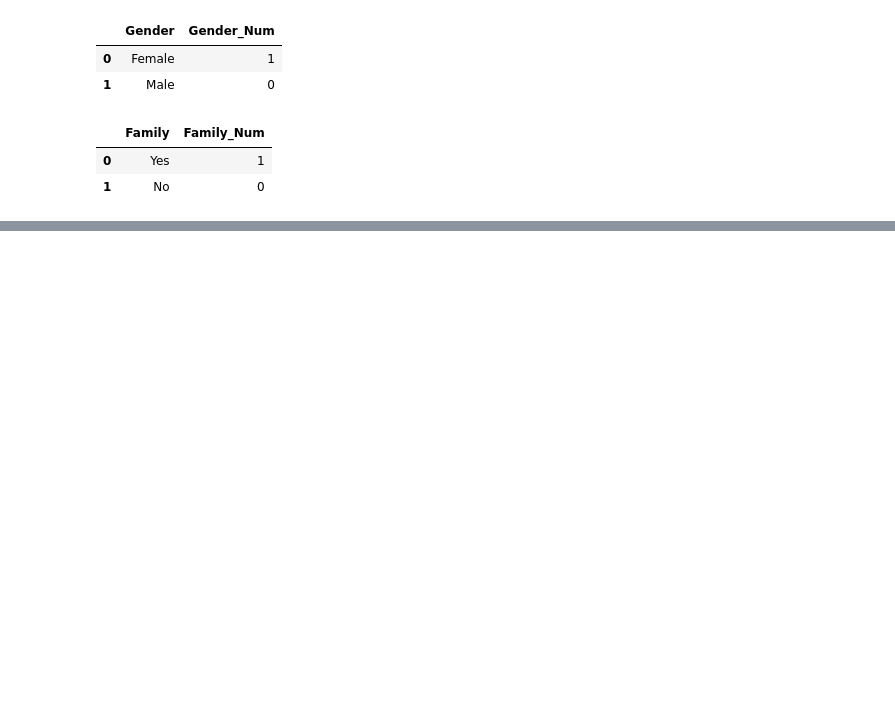
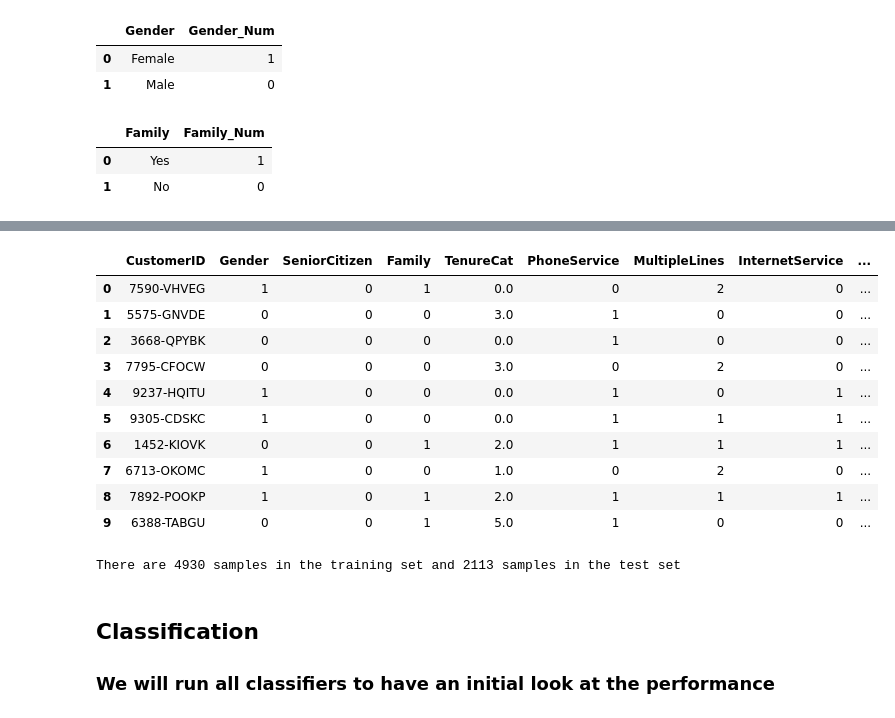
Before and after one commit to jbanerje/Data-Science-and-Machine-Learning, a Jupyter notebook: IPythonNotebook_Learning Projects/Telco Customer Churn.ipynb, the cells around one changed output, grey strips where cells are left out. Cells and saved outputs as stored; diff of their text form; code cells hidden in the pictures; blank space fills up the shorter version.

Commit message:
Data Science and Machine Learning 09.05.2018

```diff
--- a/IPythonNotebook_Learning Projects/Telco Customer Churn.ipynb
+++ b/IPythonNotebook_Learning Projects/Telco Customer Churn.ipynb
@@ -669,0 +696,22 @@ In Progress....
+# %%
+#Dropping the Categorical columns and keeping their equivalent numeric column
+columns_to_drop = ['Gender', 'Partner', 'Dependents', 'Tenure', 'PhoneService', 'MultipleLines', 'InternetService', 'OnlineSecurity', 'OnlineBackup', 'DeviceProtection', 'TechSupport', 'StreamingTV', 'StreamingMovies', 'Contract', 'PaperlessBilling', 'PaymentMethod', 'TotalCharges', 'Churn', 'Family', 'OnlineServices', 'StreamingServices']
+datset_churn = datset_churn.drop(columns_to_drop, axis=1)
+
+#Re-arranging the columns as per origial dataset
+datset_churn = datset_churn[['CustomerID', 'Gender_Num', 'SeniorCitizen', 'Family_Num', 'TenureCat', 'PhoneService_Num', 'MultipleLines_Num', 'InternetService_Num', 'OnlineServices_Num', 'DeviceProtection_Num', 'TechSupport_Num', 'StreamingServices_Num', 'Contract_Num', 'PaperlessBilling_Num', 'PaymentMethod_Num', 'MonthlyChargesCat', 'Churn_Num']]
+datset_churn = datset_churn.rename(columns={'Gender_Num' : 'Gender',
+                             'Family_Num' : 'Family',
+                             'PhoneService_Num' : 'PhoneService',
+                             'MultipleLines_Num': 'MultipleLines',
+                             'InternetService_Num' : 'InternetService',
+                             'OnlineServices_Num' : 'OnlineServices',
+                             'DeviceProtection_Num' : 'DeviceProtection',
+                             'TechSupport_Num' : 'TechSupport',
+                             'StreamingServices_Num' : 'StreamingServices',
+                             'Contract_Num' : 'Contract',
+                             'PaperlessBilling_Num' : 'PaperlessBilling',
+                             'PaymentMethod_Num' : 'PaymentMethod',
+                             'MonthlyCharges' : 'MonthlyCharges',
+                             'Churn_Num' :  'Churn' })
+datset_churn.info()
@@ -669,0 +736,26 @@ In Progress....
+# %%
+datset_churn.head(10) # Taking a quick look into the new data
+# %% [output]
+|  | CustomerID | Gender | SeniorCitizen | Family | TenureCat | PhoneService | MultipleLines | InternetService | ... |
+| 0 | 7590-VHVEG | 1 | 0 | 1 | 0.0 | 0 | 2 | 0 | ... |
+| 1 | 5575-GNVDE | 0 | 0 | 0 | 3.0 | 1 | 0 | 0 | ... |
+| 2 | 3668-QPYBK | 0 | 0 | 0 | 0.0 | 1 | 0 | 0 | ... |
+| 3 | 7795-CFOCW | 0 | 0 | 0 | 3.0 | 0 | 2 | 0 | ... |
+| 4 | 9237-HQITU | 1 | 0 | 0 | 0.0 | 1 | 0 | 1 | ... |
+| 5 | 9305-CDSKC | 1 | 0 | 0 | 0.0 | 1 | 1 | 1 | ... |
+| 6 | 1452-KIOVK | 0 | 0 | 1 | 2.0 | 1 | 1 | 1 | ... |
+| 7 | 6713-OKOMC | 1 | 0 | 0 | 1.0 | 0 | 2 | 0 | ... |
+| 8 | 7892-POOKP | 1 | 0 | 1 | 2.0 | 1 | 1 | 1 | ... |
+| 9 | 6388-TABGU | 0 | 0 | 1 | 5.0 | 1 | 0 | 0 | ... |
+# %%
+X = datset_churn.iloc[:,1:16].values # Feature Variable
+y = datset_churn.iloc[:,16].values # Target Variable
+
+#Dividing data into test & train splitting 70% data for training anf 30% for test
+X_train, X_test, y_train, y_test = train_test_split(X, y, test_size=0.30)
+print('There are {} samples in the training set and {} samples in the test set'.format(X_train.shape[0], X_test.shape[0]))
+# %% [output]
+There are 4930 samples in the training set and 2113 samples in the test set
+# %% [markdown]
+## Classification
+### We will run all classifiers to have an initial look at the performance
```
Also changed, not shown: parts of 13 cells of this notebook.
